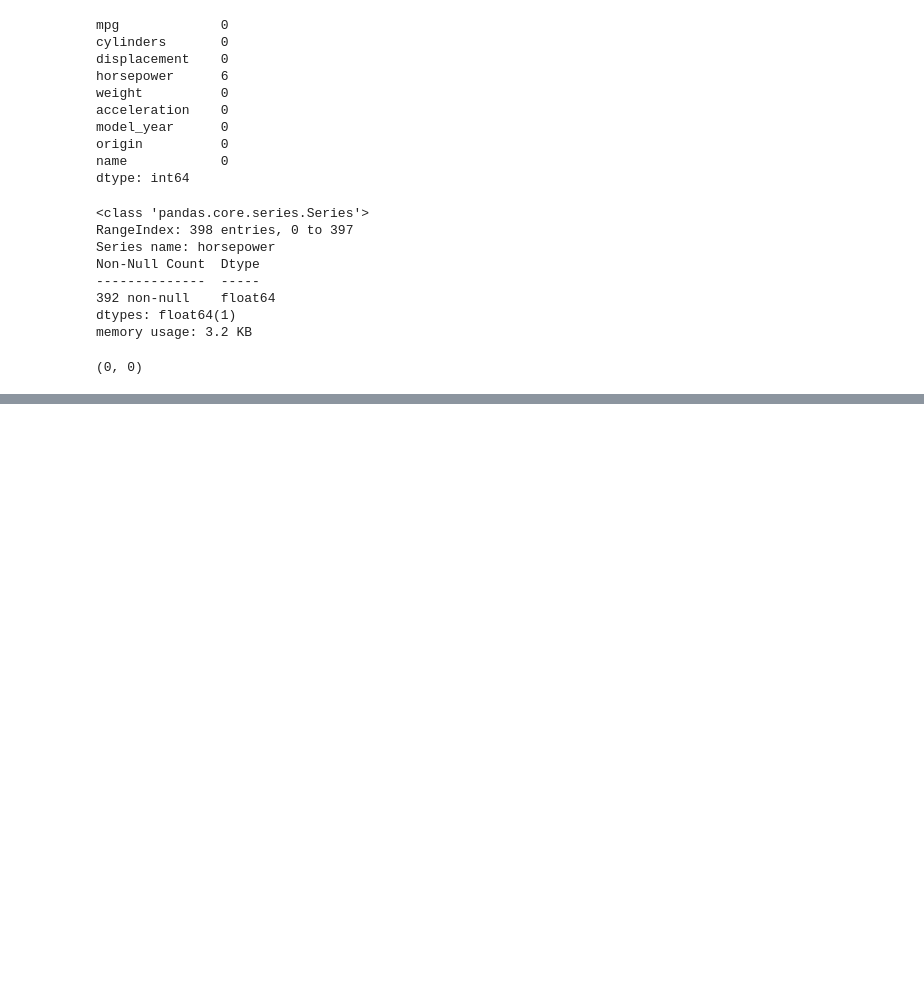
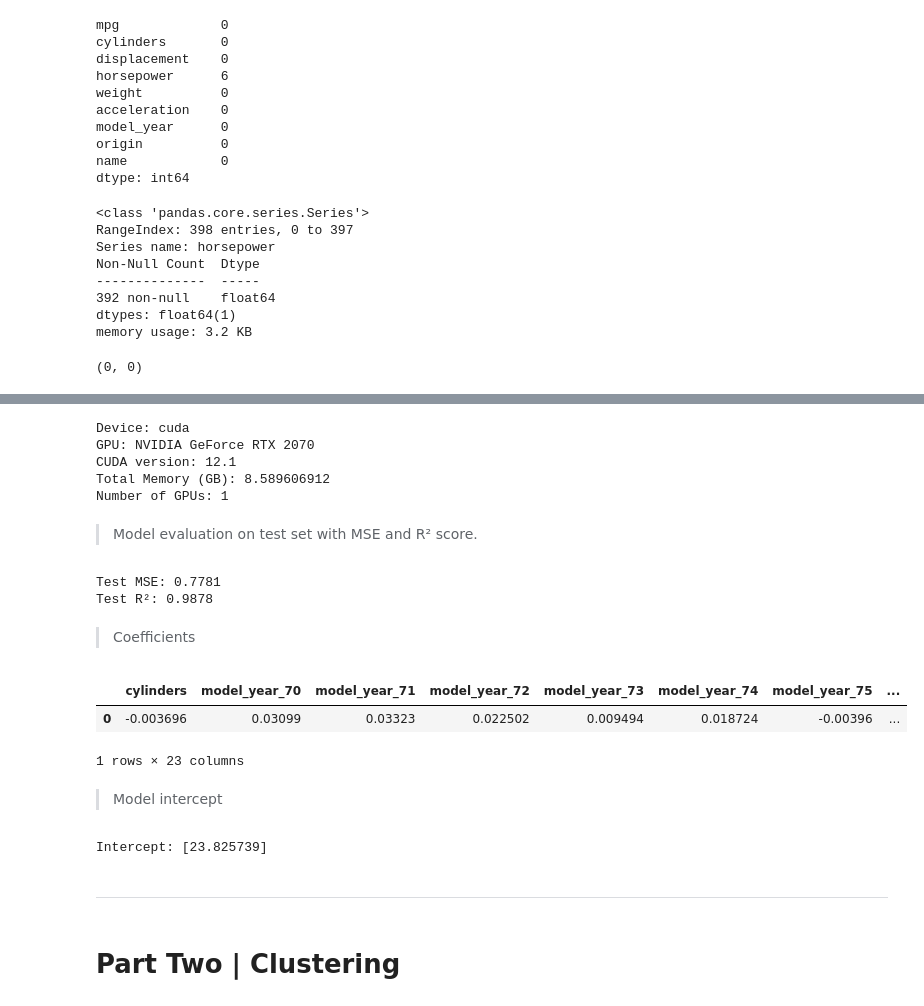
Before and after one commit to R-802/AIML231_T1_2024, a Jupyter notebook: Assignment_3/AIML231 Assignment 3.ipynb, the cells around one changed output, grey strips where cells are left out. Saved outputs shown, nothing was run; the diff lists cells and outputs as text; code cells hidden in the pictures; blank space fills up the shorter version.

```diff
--- a/Assignment_3/AIML231 Assignment 3.ipynb
+++ b/Assignment_3/AIML231 Assignment 3.ipynb
@@ -189 +242,20 @@ X_train
+# %%
+import torch
+
+device = torch.device("cuda" if torch.cuda.is_available() else "cpu")
+
+if device.type == 'cuda':
+    print('Device:', device)
+    print('GPU:', torch.cuda.get_device_name(0))
+    print('CUDA version:', torch.version.cuda)
+    print('Total Memory (GB):', torch.cuda.get_device_properties(0).total_memory / 1e9) # Convert bytes to GB
+    print('Number of GPUs:', torch.cuda.device_count())
+else:
+    print('CUDA is not available')
+# %% [output]
+Device: cuda
+GPU: NVIDIA GeForce RTX 2070
+CUDA version: 12.1
+Total Memory (GB): 8.589606912
+Number of GPUs: 1
 # %%
@@ -212,0 +307,47 @@ print("Test set mean squared error: ", mean_squared_error(y_test, y_test_pred))
+# %% [markdown]
+> Model evaluation on test set with MSE and R² score.
+# %%
+model.eval()  # Set the model to evaluation mode
+with torch.no_grad():
+    predictions = model(X_test_tensor)
+
+    # Compute MSE
+    test_loss = criterion(predictions, y_test_tensor)
+    print(f'Test MSE: {test_loss.item():.4f}')
+
+    # Compute R²
+    ss_res = ((y_test_tensor - predictions) ** 2).sum()
+    mean_y = torch.mean(y_test_tensor)
+    ss_tot = ((y_test_tensor - mean_y) ** 2).sum()
+    r_squared = 1 - ss_res / ss_tot
+    print(f'Test R²: {r_squared.item():.4f}')
+# %% [output]
+Test MSE: 0.7781
+Test R²: 0.9878
+# %% [markdown]
+> Coefficients
+# %%
+# Extract the coefficients
+coefficients = model.linear.weight.data.numpy()
+
+# Create a DataFrame to store the coefficients
+coefficients_df = pd.DataFrame(coefficients, columns=X_train_processed.columns)
+coefficients_df.to_csv('data/coefficients.csv', index=False)
+coefficients_df
+# %% [output]
+|  | cylinders | model_year_70 | model_year_71 | model_year_72 | model_year_73 | model_year_74 | model_year_75 | ... |
+| 0 | -0.003696 | 0.03099 | 0.03323 | 0.022502 | 0.009494 | 0.018724 | -0.00396 | ... |
+1 rows × 23 columns
+# %% [markdown]
+> Model intercept
+# %%
+# Extract the intercept
+intercept = model.linear.bias.data.numpy()
+print("Intercept:", intercept)
+# %% [output]
+Intercept: [23.825739]
+# %% [markdown]
+---
+# %% [markdown]
+<a id='two'></a>
+# Part Two | Clustering
```
Also changed, not shown: parts of 15 cells of this notebook, 1 other file.
